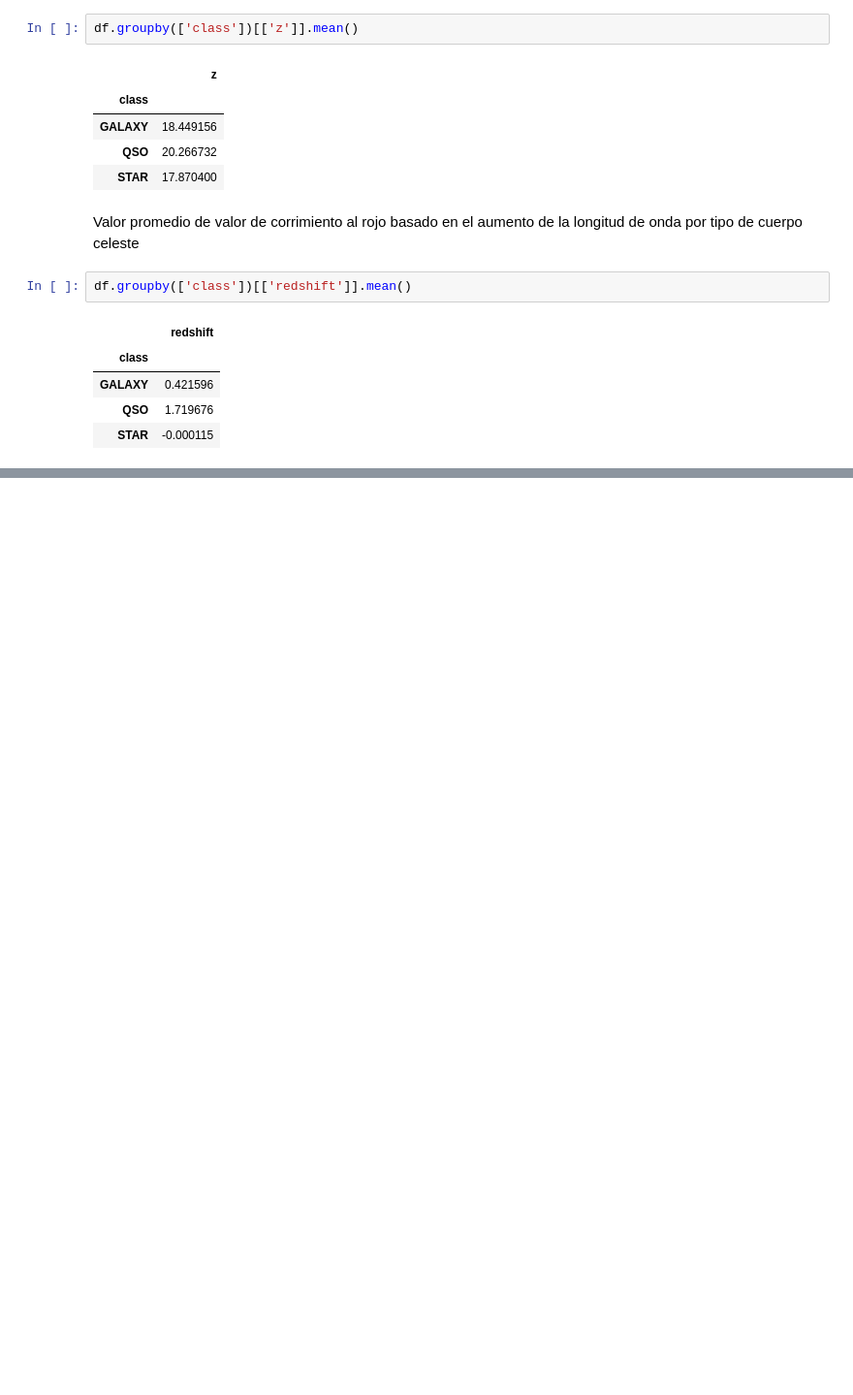
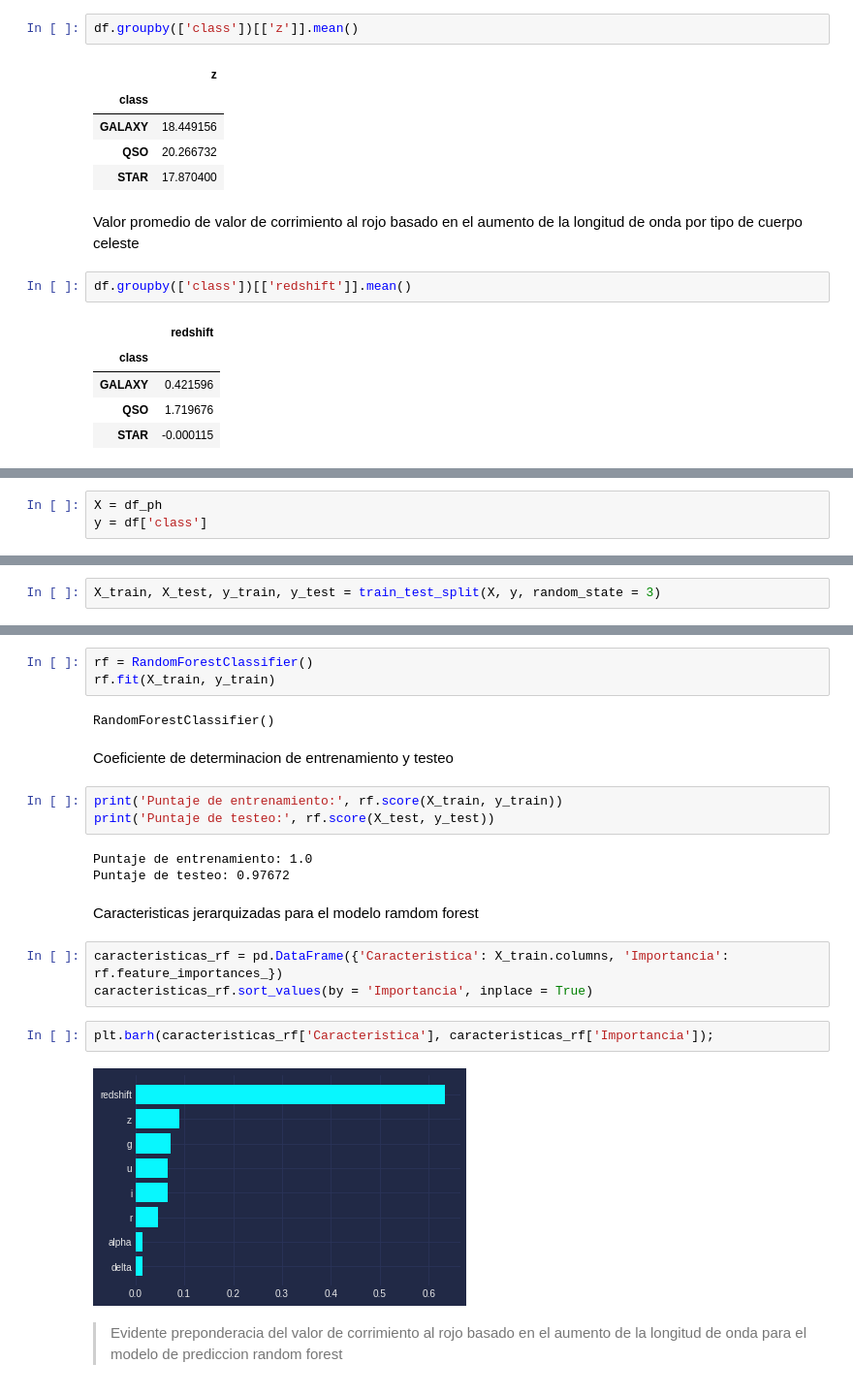
Before and after one commit to Nico-GP/Star_Classification, a Jupyter notebook: Star_Classification.ipynb, the cells around one changed output, grey strips where cells are left out. Shown: that part at 97% size. Drawn from its saved outputs; the diff is of its cells as text; blank space fills up the shorter version.

```diff
--- a/Star_Classification.ipynb
+++ b/Star_Classification.ipynb
@@ -309,0 +355,3 @@ df.groupby(['class'])[['redshift']].mean()
+# %%
+X = df_ph
+y = df['class']
@@ -309,0 +360,2 @@ df.groupby(['class'])[['redshift']].mean()
+# %%
+X_train, X_test, y_train, y_test = train_test_split(X, y, random_state = 3)
@@ -309,0 +364,24 @@ df.groupby(['class'])[['redshift']].mean()
+# %%
+rf = RandomForestClassifier()
+rf.fit(X_train, y_train)
+# %% [output]
+RandomForestClassifier()
+# %% [markdown]
+Coeficiente de determinacion de entrenamiento y testeo
+# %%
+print('Puntaje de entrenamiento:', rf.score(X_train, y_train))
+print('Puntaje de testeo:', rf.score(X_test, y_test))
+# %% [output]
+Puntaje de entrenamiento: 1.0
+Puntaje de testeo: 0.97672
+# %% [markdown]
+Caracteristicas jerarquizadas para el modelo ramdom forest
+# %%
+caracteristicas_rf = pd.DataFrame({'Caracteristica': X_train.columns, 'Importancia': rf.feature_importances_})
+caracteristicas_rf.sort_values(by = 'Importancia', inplace = True)
+# %%
+plt.barh(caracteristicas_rf['Caracteristica'], caracteristicas_rf['Importancia']);
+# %% [output]
+[figure, added]
+# %% [markdown]
+> Evidente preponderacia del valor de corrimiento al rojo basado en el aumento de la longitud de onda para el modelo de prediccion random forest
```
Also changed, not shown: parts of 22 cells of this notebook.
